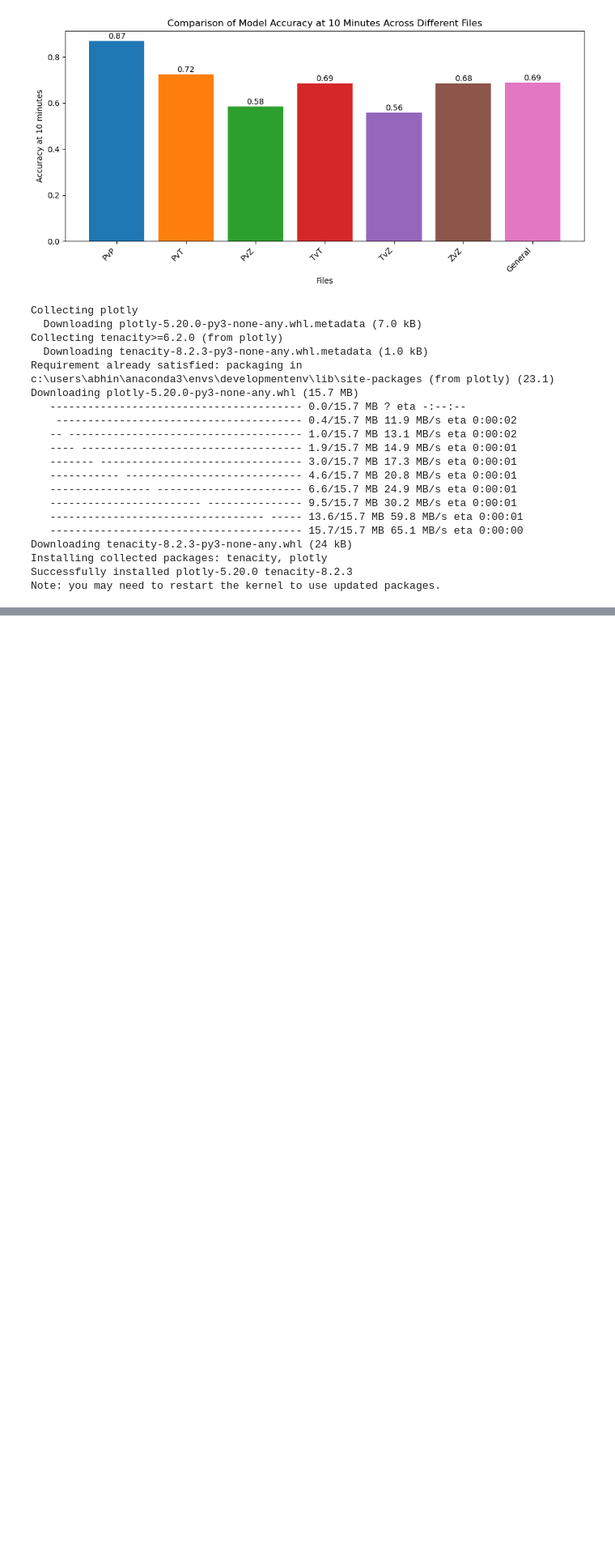
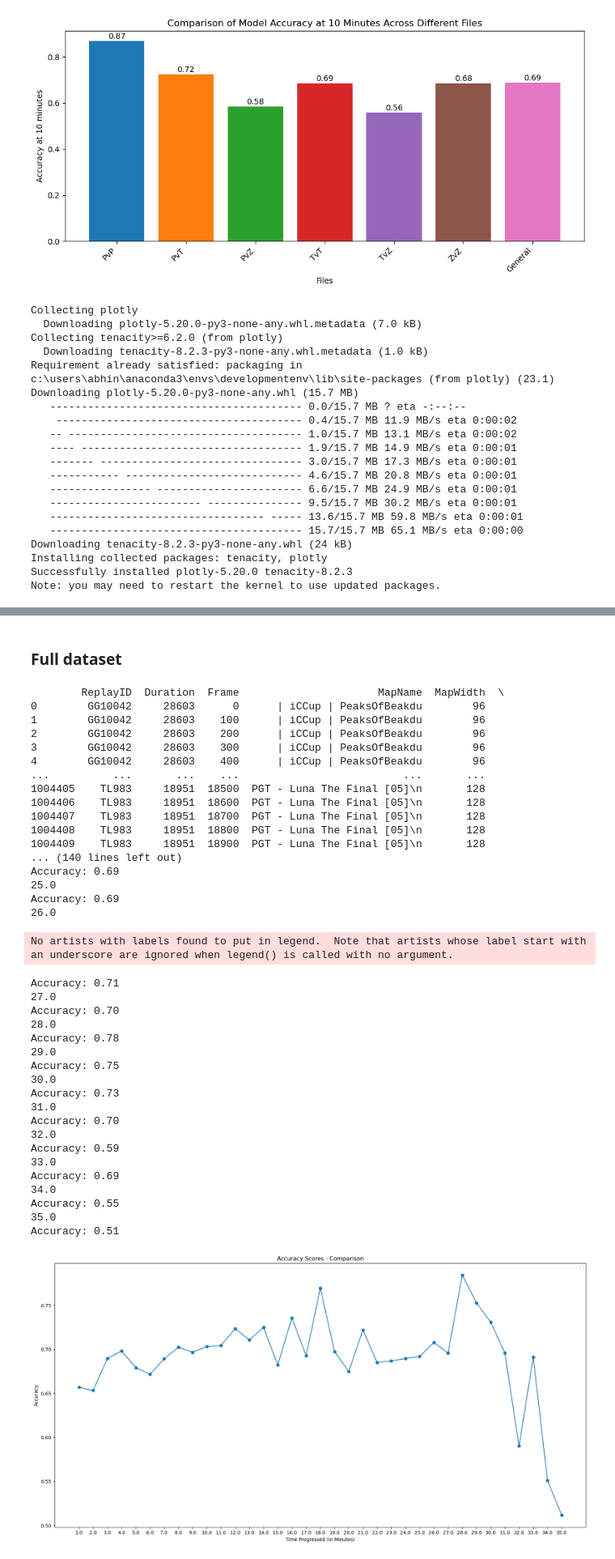
Before and after one commit to Abhinav-kk/StarCraft-Game-Outcome-Prediction, a Jupyter notebook: Project Notebooks/Time_Based_Model.ipynb, the cells around one changed output, grey strips where cells are left out. Shown at 81% size. Saved outputs shown, nothing was run; the diff lists cells and outputs as text; code cells hidden in the pictures; blank space fills up the shorter version.

```diff
--- a/Project Notebooks/Time_Based_Model.ipynb
+++ b/Project Notebooks/Time_Based_Model.ipynb
@@ -613,0 +795,76 @@ fig.show()
+# %% [markdown]
+### Full dataset
+# %%
+
+# Load the data
+data = pd.read_csv('../Processed Datasets/StarCraft_Combined_Dataset.csv')  # Replace with your actual file path
+print(data)
+# Assuming combined_data is your DataFrame
+data = data.drop(data[data['Winner'] == 0].index)
+# Assuming df is your DataFrame and 'ReplayID' is the column to be encoded
+label_encoder = LabelEncoder()
+label_encoders = {}
+
+for column in ['ReplayID', 'Player1_Race', 'Player2_Race', 'MapName']:
+    label_encoders[column] = LabelEncoder()
+    data[column] = label_encoders[column].fit_transform(data[column])
+
+plt.figure(figsize=(20, 10))
+temp = []
+
+# max frame rounded to multiples of 1800
+max_frame = data['Frame'].max()
+ticks = []
+for i in range(1800, max_frame, 1800):
+    print(i/1800)
+    temp.append(calculate_for_per2(i))
+    ticks.append(i/1800)
+
+plt.plot(range(1800, max_frame, 1800),temp, marker='o', linestyle='-')
+#replace y labels with 1 min to max min where 1800 = 1 min
+plt.xlabel('Time Progressed (in Minutes)')
+# make x ticks the range of values from ticks array
+plt.xticks(range(1800, max_frame, 1800), ticks)
+plt.ylabel('Accuracy')
+plt.title('Accuracy Scores - Comparison')
+plt.legend()
+plt.show()
+# %% [output]
+        ReplayID  Duration  Frame                      MapName  MapWidth  \
+0        GG10042     28603      0      | iCCup | PeaksOfBeakdu        96
+1        GG10042     28603    100      | iCCup | PeaksOfBeakdu        96
+2        GG10042     28603    200      | iCCup | PeaksOfBeakdu        96
+3        GG10042     28603    300      | iCCup | PeaksOfBeakdu        96
+4        GG10042     28603    400      | iCCup | PeaksOfBeakdu        96
+...          ...       ...    ...                          ...       ...
+1004405    TL983     18951  18500  PGT - Luna The Final [05]\n       128
+1004406    TL983     18951  18600  PGT - Luna The Final [05]\n       128
+1004407    TL983     18951  18700  PGT - Luna The Final [05]\n       128
+1004408    TL983     18951  18800  PGT - Luna The Final [05]\n       128
+1004409    TL983     18951  18900  PGT - Luna The Final [05]\n       128
+... (140 lines left out)
+Accuracy: 0.69
+25.0
+Accuracy: 0.69
+26.0
+No artists with labels found to put in legend.  Note that artists whose label start with an underscore are ignored when legend() is called with no argument.
+Accuracy: 0.71
+27.0
+Accuracy: 0.70
+28.0
+Accuracy: 0.78
+29.0
+Accuracy: 0.75
+30.0
+Accuracy: 0.73
+31.0
+Accuracy: 0.70
+32.0
+Accuracy: 0.59
+33.0
+Accuracy: 0.69
+34.0
+Accuracy: 0.55
+35.0
+Accuracy: 0.51
+[figure, added]
```
Also changed, not shown: parts of 10 cells of this notebook.
